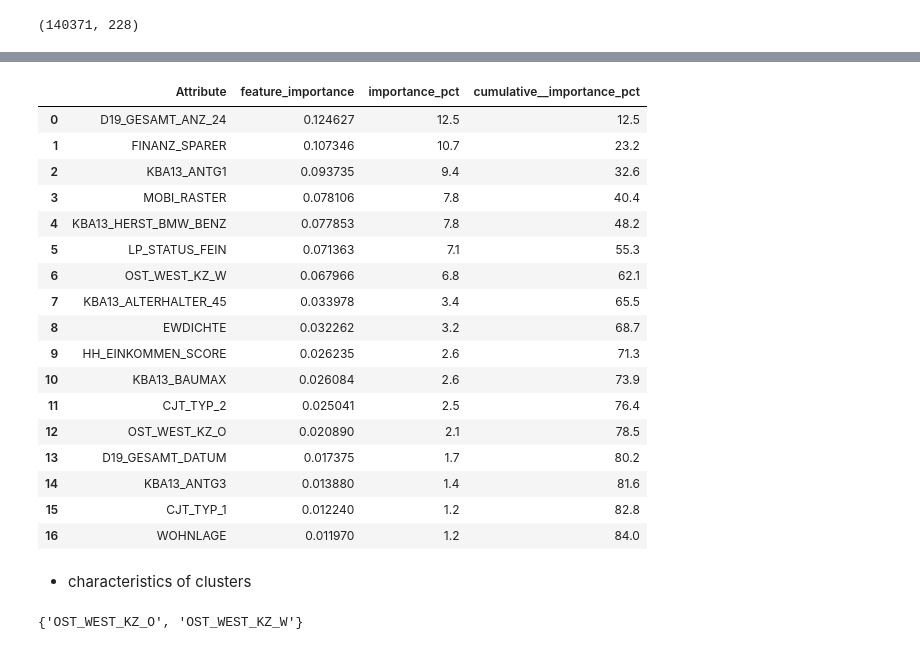
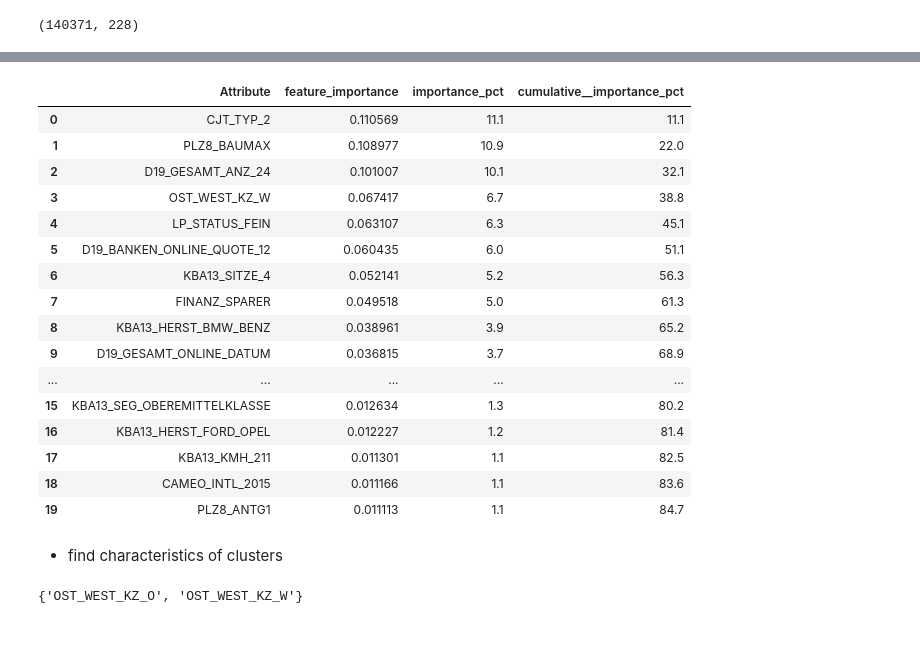
Before and after one commit to jaeyoun-chang/u_city_capstone, a Jupyter notebook: Arvato_Project_Workbook.ipynb, the cells around one changed output, grey strips where cells are left out. Saved outputs shown, nothing was run; the diff lists cells and outputs as text; code cells hidden in the pictures.

```diff
--- a/Arvato_Project_Workbook.ipynb
+++ b/Arvato_Project_Workbook.ipynb
@@ -1561,3 +1591,0 @@ to_drop.extend(customers_missing_col)
-# %%
-log_scaling_items = pq.read_table('log_scaling_items.parquet').to_pandas()
-log_scaling_items
@@ -1572,13 +1592 @@ continuous_features = [i for i in continuous_features if i not in (log_scaling_f
-# %%
-# modify and save lists as pickle
-for i, j in zip(
-    [log_scaling_features, continuous_features,
-     discrete_features, none_numeric_discrete_features, numeric_discrete_features],
-    ['log_scaling_features', 'continuous_features',
-     'discrete_features', 'none_numeric_discrete_features', 'numeric_discrete_features']):
-
-    i = [x for x in i if x not in (to_drop)]
-    pickle_list = pickle.dumps(i)
-    with open(j + '.pkl', 'wb') as f:
-        f.write(pickle_list)
 # %% [markdown]
@@ -1663,0 +1716,18 @@ for i in [
+# %%
+# modify feature categorization
+log_scaling_features = list(log_scaling_items.by_feature.values) # see 4.1
+continuous_features = [i for i in continuous_features if i not in (log_scaling_features)]
+
+# for i, j in zip(
+#     [log_scaling_features, continuous_features,
+#      discrete_features, none_numeric_discrete_features, numeric_discrete_features],
+#     ['log_scaling_features', 'continuous_features',
+#      'discrete_features', 'none_numeric_discrete_features', 'numeric_discrete_features']):
+
+for i in [log_scaling_features, continuous_features, discrete_features,
+          none_numeric_discrete_features, numeric_discrete_features]:
+
+    i = [x for x in i if x not in (customers_missing_col)] # see 4.4
+    # pickle_list = pickle.dumps(i)
+    # with open(j + '.pkl', 'wb') as f:
+    #     f.write(pickle_list)
@@ -1788,7 +1862,7 @@ Image ('cluster_number_elbow.png', width = 600, height = 400)
 # %%
 '''
-6개 cluster로 나눔
+use KMeans clustering with 11 clusters
 '''
 
-kmeans = KMeans(n_clusters = 9, n_init = 10, random_state=0)
+kmeans = KMeans(n_clusters = 11, n_init = 10, random_state=0)
 # %%
@@ -1891,34 +1993,35 @@ dict_feature_importance = dict()
 for i, j in zip(df_azdias_tf.columns, feature_importance):
     dict_feature_importance[i] = j
 # %%
-'''extract Attributes of 85% feature importance'''
-# transform p_process from dictionary to dataframe
+'''
+extract features of 85% feature importance
+'''
+
 df_feature_importance = {'feature_importance': dict_feature_importance}
 df_feature_importance = pd.DataFrame(
     df_feature_importance).sort_values('feature_importance', ascending = False).reset_index().rename(columns={'index': 'Attribute'})
 df_feature_importance['importance_pct'] = (df_feature_importance['feature_importance'] * 100).round(1)
 df_feature_importance['cumulative__importance_pct'] = df_feature_importance['importance_pct'].cumsum()
 df_feature_importance = df_feature_importance.query('cumulative__importance_pct < 85.1')
 df_feature_importance
 # %% [output]
 |  | Attribute | feature_importance | importance_pct | cumulative__importance_pct |
-| 0 | D19_GESAMT_ANZ_24 | 0.124627 | 12.5 | 12.5 |
-| 1 | FINANZ_SPARER | 0.107346 | 10.7 | 23.2 |
-| 2 | KBA13_ANTG1 | 0.093735 | 9.4 | 32.6 |
-| 3 | MOBI_RASTER | 0.078106 | 7.8 | 40.4 |
-| 4 | KBA13_HERST_BMW_BENZ | 0.077853 | 7.8 | 48.2 |
-| 5 | LP_STATUS_FEIN | 0.071363 | 7.1 | 55.3 |
-| 6 | OST_WEST_KZ_W | 0.067966 | 6.8 | 62.1 |
-| 7 | KBA13_ALTERHALTER_45 | 0.033978 | 3.4 | 65.5 |
-| 8 | EWDICHTE | 0.032262 | 3.2 | 68.7 |
-| 9 | HH_EINKOMMEN_SCORE | 0.026235 | 2.6 | 71.3 |
-| 10 | KBA13_BAUMAX | 0.026084 | 2.6 | 73.9 |
-| 11 | CJT_TYP_2 | 0.025041 | 2.5 | 76.4 |
-| 12 | OST_WEST_KZ_O | 0.020890 | 2.1 | 78.5 |
-| 13 | D19_GESAMT_DATUM | 0.017375 | 1.7 | 80.2 |
-| 14 | KBA13_ANTG3 | 0.013880 | 1.4 | 81.6 |
-| 15 | CJT_TYP_1 | 0.012240 | 1.2 | 82.8 |
-| 16 | WOHNLAGE | 0.011970 | 1.2 | 84.0 |
+| 0 | CJT_TYP_2 | 0.110569 | 11.1 | 11.1 |
+| 1 | PLZ8_BAUMAX | 0.108977 | 10.9 | 22.0 |
+| 2 | D19_GESAMT_ANZ_24 | 0.101007 | 10.1 | 32.1 |
+| 3 | OST_WEST_KZ_W | 0.067417 | 6.7 | 38.8 |
+| 4 | LP_STATUS_FEIN | 0.063107 | 6.3 | 45.1 |
+| 5 | D19_BANKEN_ONLINE_QUOTE_12 | 0.060435 | 6.0 | 51.1 |
+| 6 | KBA13_SITZE_4 | 0.052141 | 5.2 | 56.3 |
+| 7 | FINANZ_SPARER | 0.049518 | 5.0 | 61.3 |
+| 8 | KBA13_HERST_BMW_BENZ | 0.038961 | 3.9 | 65.2 |
+| 9 | D19_GESAMT_ONLINE_DATUM | 0.036815 | 3.7 | 68.9 |
+| ... | ... | ... | ... | ... |
+| 15 | KBA13_SEG_OBEREMITTELKLASSE | 0.012634 | 1.3 | 80.2 |
+| 16 | KBA13_HERST_FORD_OPEL | 0.012227 | 1.2 | 81.4 |
+| 17 | KBA13_KMH_211 | 0.011301 | 1.1 | 82.5 |
+| 18 | CAMEO_INTL_2015 | 0.011166 | 1.1 | 83.6 |
+| 19 | PLZ8_ANTG1 | 0.011113 | 1.1 | 84.7 |
 # %% [markdown]
-* characteristics of clusters
+* find characteristics of clusters
 # %%
```
Also changed, not shown: parts of 113 cells of this notebook, 6 other files.
